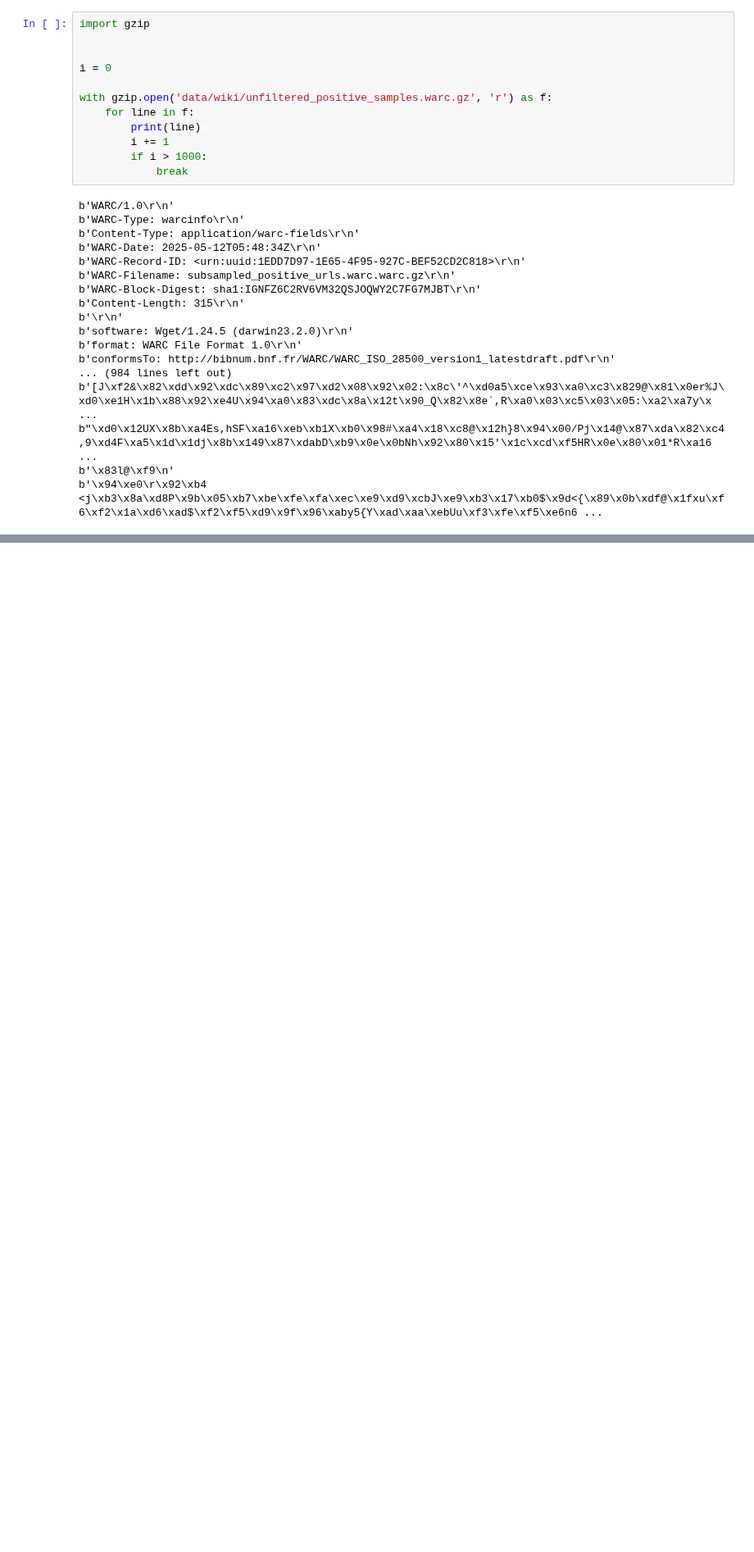
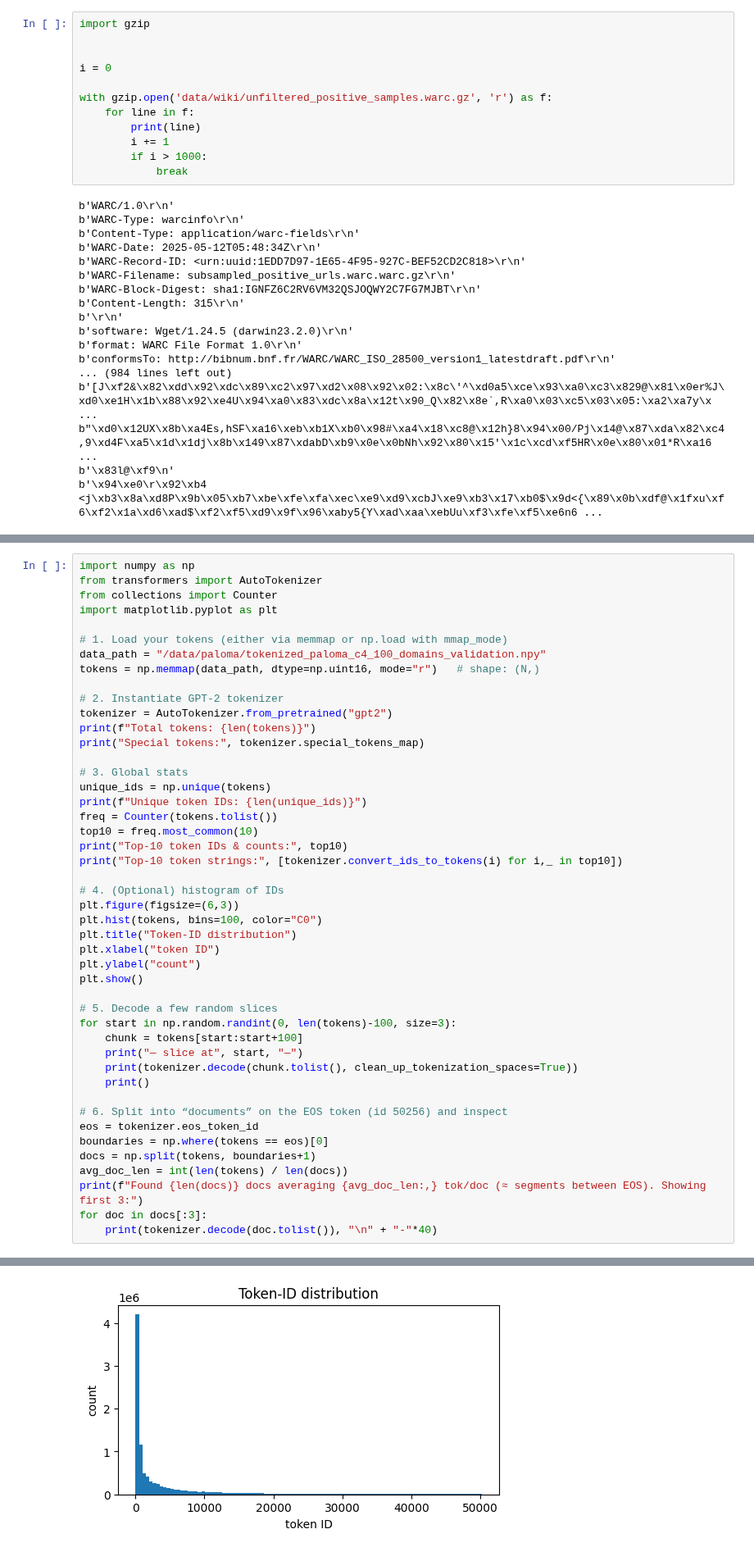
Before and after one commit to brandon-snider/cs336-a4, a Jupyter notebook: play.ipynb, the cells around one changed output, grey strips where cells are left out. Shown at 82% size. Drawn from its saved outputs; the diff is of its cells as text; blank space fills up the shorter version.

```diff
--- a/play.ipynb
+++ b/play.ipynb
@@ -132,0 +133,47 @@ Downloaded 4453 docs
+# %%
+import numpy as np
+from transformers import AutoTokenizer
+from collections import Counter
+import matplotlib.pyplot as plt
+
+# 1. Load your tokens (either via memmap or np.load with mmap_mode)
+data_path = "/data/paloma/tokenized_paloma_c4_100_domains_validation.npy"
+tokens = np.memmap(data_path, dtype=np.uint16, mode="r")   # shape: (N,)
+
+# 2. Instantiate GPT-2 tokenizer
+tokenizer = AutoTokenizer.from_pretrained("gpt2")
+print(f"Total tokens: {len(tokens)}")
+print("Special tokens:", tokenizer.special_tokens_map)
+
+# 3. Global stats
+unique_ids = np.unique(tokens)
+print(f"Unique token IDs: {len(unique_ids)}")
+freq = Counter(tokens.tolist())
+top10 = freq.most_common(10)
+print("Top-10 token IDs & counts:", top10)
+print("Top-10 token strings:", [tokenizer.convert_ids_to_tokens(i) for i,_ in top10])
+
+# 4. (Optional) histogram of IDs
+plt.figure(figsize=(6,3))
+plt.hist(tokens, bins=100, color="C0")
+plt.title("Token-ID distribution")
+plt.xlabel("token ID")
+plt.ylabel("count")
+plt.show()
+
+# 5. Decode a few random slices
+for start in np.random.randint(0, len(tokens)-100, size=3):
+    chunk = tokens[start:start+100]
+    print("— slice at", start, "—")
+    print(tokenizer.decode(chunk.tolist(), clean_up_tokenization_spaces=True))
+    print()
+
+# 6. Split into “documents” on the EOS token (id 50256) and inspect
+eos = tokenizer.eos_token_id
+boundaries = np.where(tokens == eos)[0]
+docs = np.split(tokens, boundaries+1)
+avg_doc_len = int(len(tokens) / len(docs))
+print(f"Found {len(docs)} docs averaging {avg_doc_len:,} tok/doc (≈ segments between EOS). Showing first 3:")
+for doc in docs[:3]:
+    print(tokenizer.decode(doc.tolist()), "\n" + "-"*40)
+# %% [output]
@@ -132,0 +185 @@ Downloaded 4453 docs
+[figure, added]
```
Also changed, not shown: parts of 2 cells of this notebook, 1 other file.
